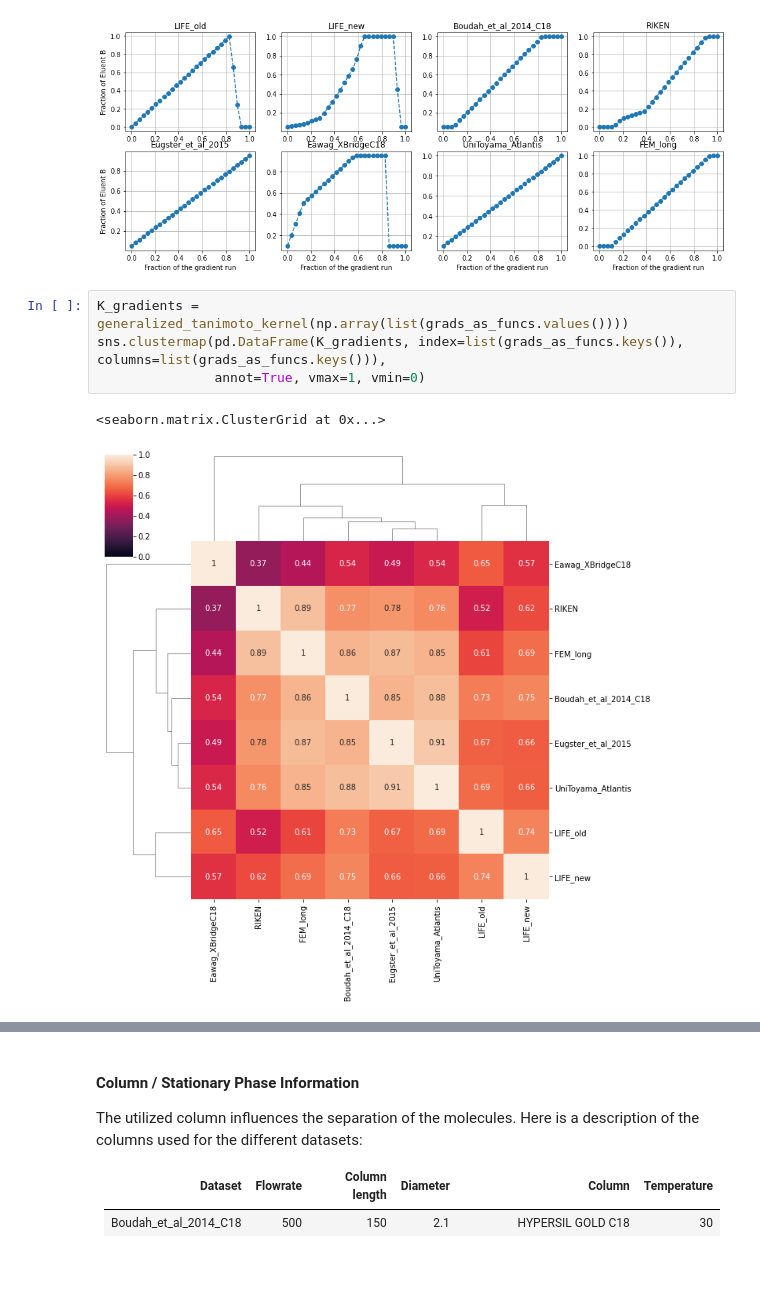
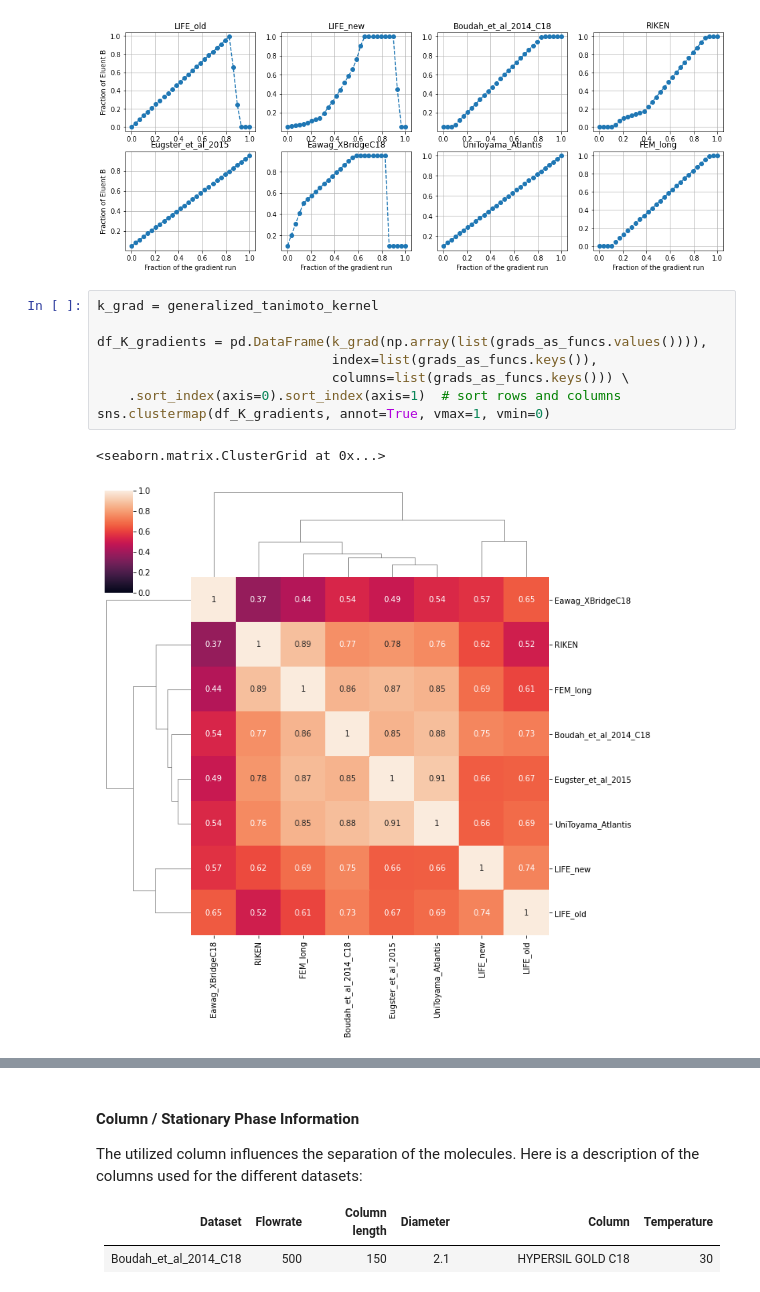
Before and after one commit to bachi55/rosvm, a Jupyter notebook: rosvm/ranksvm/tutorial/use_chromatographic_system_descriptors.ipynb, the cells around one changed output, grey strips where cells are left out. Cells and saved outputs as stored; diff of their text form.

```diff
--- a/rosvm/ranksvm/tutorial/use_chromatographic_system_descriptors.ipynb
+++ b/rosvm/ranksvm/tutorial/use_chromatographic_system_descriptors.ipynb
@@ -295,9 +322,13 @@ plt.show()
 # %% [output]
 [figure]
 # %%
-K_gradients = generalized_tanimoto_kernel(np.array(list(grads_as_funcs.values())))
-sns.clustermap(pd.DataFrame(K_gradients, index=list(grads_as_funcs.keys()), columns=list(grads_as_funcs.keys())),
-               annot=True, vmax=1, vmin=0)
+k_grad = generalized_tanimoto_kernel
+
+df_K_gradients = pd.DataFrame(k_grad(np.array(list(grads_as_funcs.values()))),
+                              index=list(grads_as_funcs.keys()),
+                              columns=list(grads_as_funcs.keys())) \
+    .sort_index(axis=0).sort_index(axis=1)  # sort rows and columns
+sns.clustermap(df_K_gradients, annot=True, vmax=1, vmin=0)
 # %% [output]
 <seaborn.matrix.ClusterGrid at 0x...>
-[figure, old version]
+[figure, new version]
```
Also changed, not shown: parts of 36 cells of this notebook, 2 other files.
